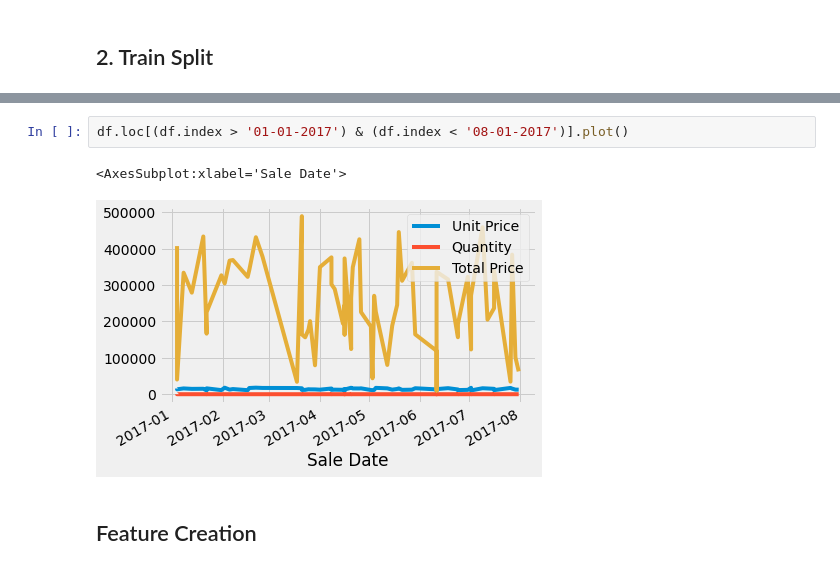
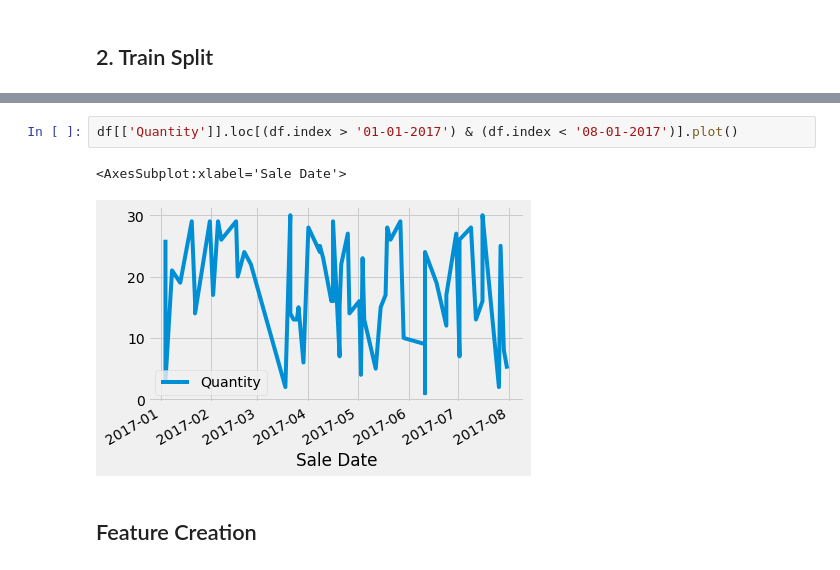
Before and after one commit to devpnryn/sales_dashboard, a Jupyter notebook: models/reatail_forecasting_latest.ipynb, the cells around one changed output, grey strips where cells are left out. Drawn from its saved outputs; the diff is of its cells as text.

```diff
--- a/models/reatail_forecasting_latest.ipynb
+++ b/models/reatail_forecasting_latest.ipynb
@@ -64,8 +66,8 @@ plt.show()
 # %%
-df.loc[(df.index > '01-01-2017') & (df.index < '08-01-2017')].plot()
+df[['Quantity']].loc[(df.index > '01-01-2017') & (df.index < '08-01-2017')].plot()
 # %% [output]
 <AxesSubplot:xlabel='Sale Date'>
-[figure, old version]
+[figure, new version]
 # %% [markdown]
 ## Feature Creation
 # %%
```
Also changed, not shown: parts of 5 cells of this notebook, 4 other files.
